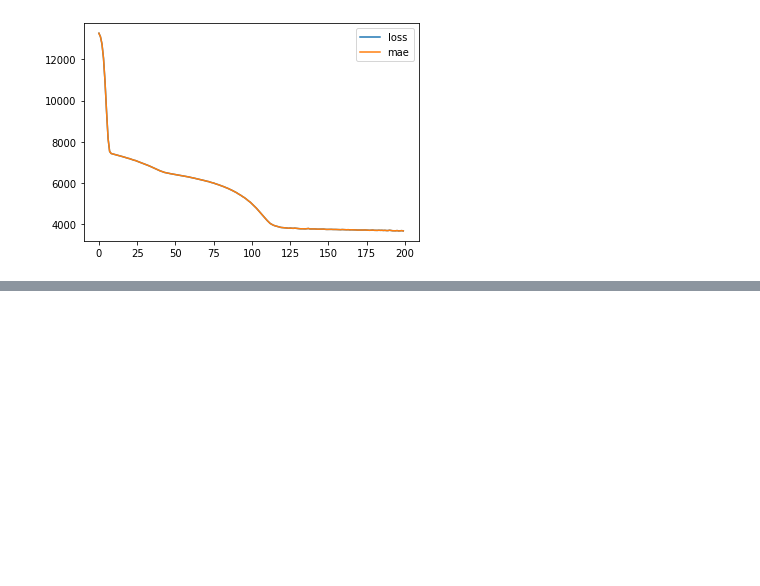
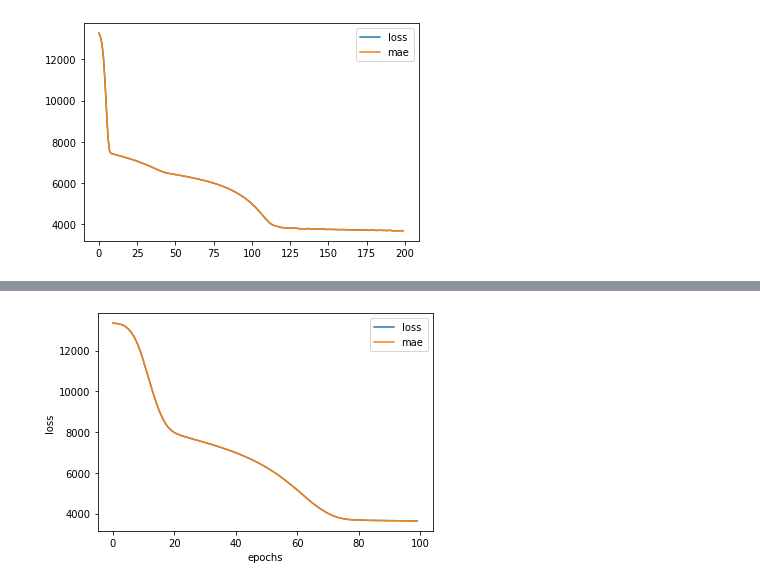
Before and after one commit to PabloJRW/TensorFlow_Developer_Certificate, a Jupyter notebook: Neural_Network_Regression_With_Tensorflow.ipynb, the cells around one changed output, grey strips where cells are left out. Saved outputs shown, nothing was run; the diff lists cells and outputs as text; code cells hidden in the pictures; blank space fills up the shorter version.

```diff
--- a/Neural_Network_Regression_With_Tensorflow.ipynb
+++ b/Neural_Network_Regression_With_Tensorflow.ipynb
@@ -484,0 +490,8 @@ pd.DataFrame(history.history).plot()
+# %%
+import pandas as pd
+import matplotlib.pyplot as plt
+import tensorflow as tf
+
+# Read in the insurance dataframe
+insurance = pd.read_csv("https://raw.githubusercontent.com/stedy/Machine-Learning-with-R-datasets/master/insurance.csv")
+insurance
@@ -484,0 +557,25 @@ pd.DataFrame(history.history).plot()
+# %%
+# Build a neural network model to fit on our normalizaed data
+tf.random.set_seed(42)
+
+callback = tf.keras.callbacks.EarlyStopping(monitor='loss', patience=2)
+# This callback will stop the training when there is no improvement in
+# the loss for three consecutive epochs.
+
+# 1. Create the model
+insurance_model_4 = tf.keras.Sequential([
+    tf.keras.layers.Dense(100),
+    tf.keras.layers.Dense(10),
+    tf.keras.layers.Dense(1)
+])
+
+# 2. Compile the model
+insurance_model_4.compile(loss=tf.keras.losses.mae,
+                          optimizer=tf.keras.optimizers.Adam(),
+                          metrics=["mae"])
+
+# 3. Fit the model
+history = insurance_model_4.fit(X_train_normal,
+                      y_train,
+                      epochs=100,
+                      callbacks=[callback])
@@ -484,0 +606,7 @@ pd.DataFrame(history.history).plot()
+# %%
+pd.DataFrame(history.history).plot()
+plt.xlabel("epochs")
+plt.ylabel("loss")
+plt.show()
+# %% [output]
+[figure, added]
```
Also changed, not shown: parts of 20 cells of this notebook.
